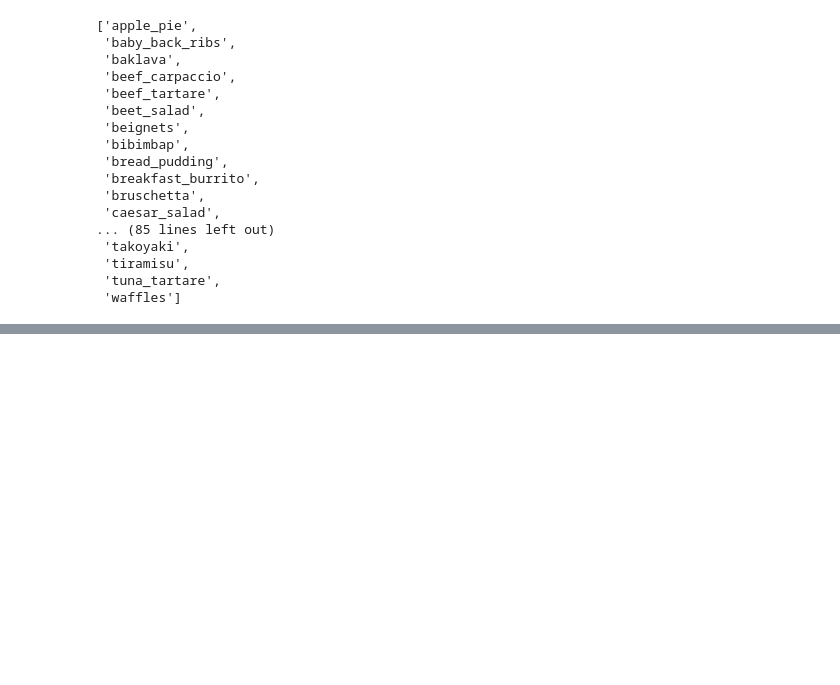
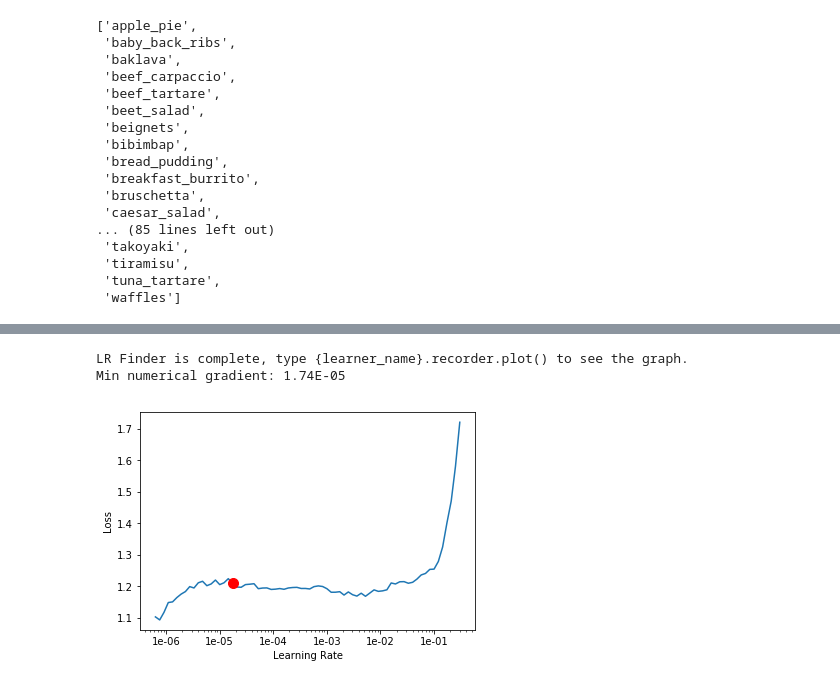
Before and after one commit to amccarthy13/jupyter-notebook, a Jupyter notebook: Food-101.ipynb, the cells around one changed output, grey strips where cells are left out. Drawn from its saved outputs; the diff is of its cells as text; code cells hidden in the pictures; blank space fills up the shorter version.

```diff
--- a/Food-101.ipynb
+++ b/Food-101.ipynb
@@ -143,0 +71,2 @@ Total time: 1:01:58
+# %%
+learn.fit_one_cycle(4, 1.58E-02)
@@ -143,0 +82,4 @@ Total time: 1:01:58
+# %%
+learn.lr_find()
+learn.recorder.plot()
+# %% [output]
@@ -143,0 +87,3 @@ Total time: 1:01:58
+LR Finder is complete, type {learner_name}.recorder.plot() to see the graph.
+Min numerical gradient: 1.74E-05
+[figure, added]
```
Also changed, not shown: parts of 60 cells of this notebook.
